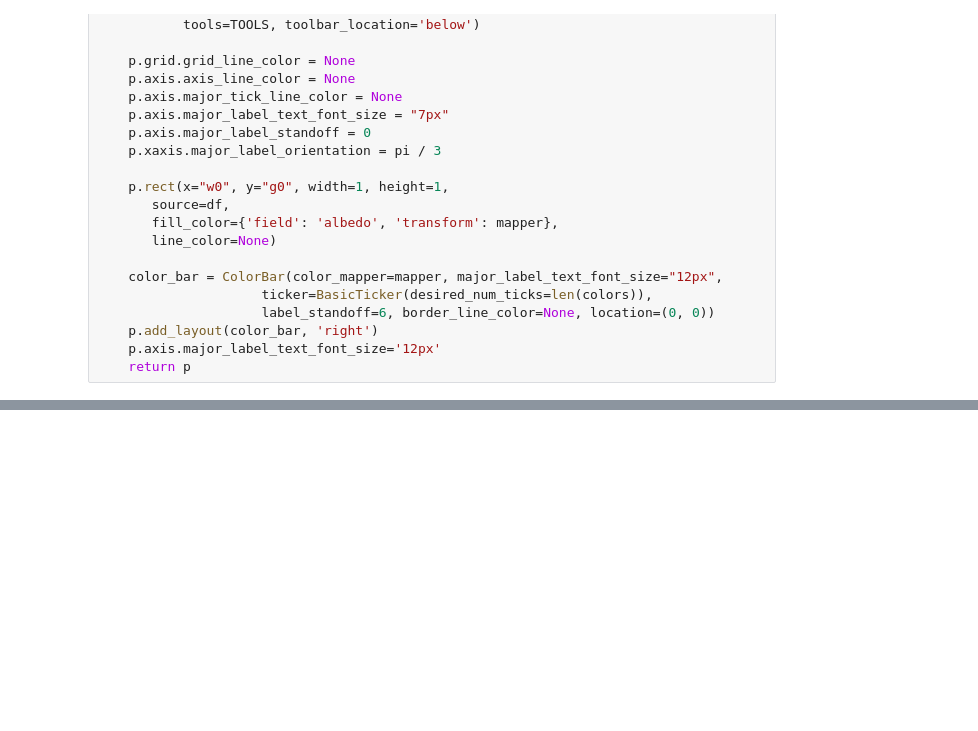
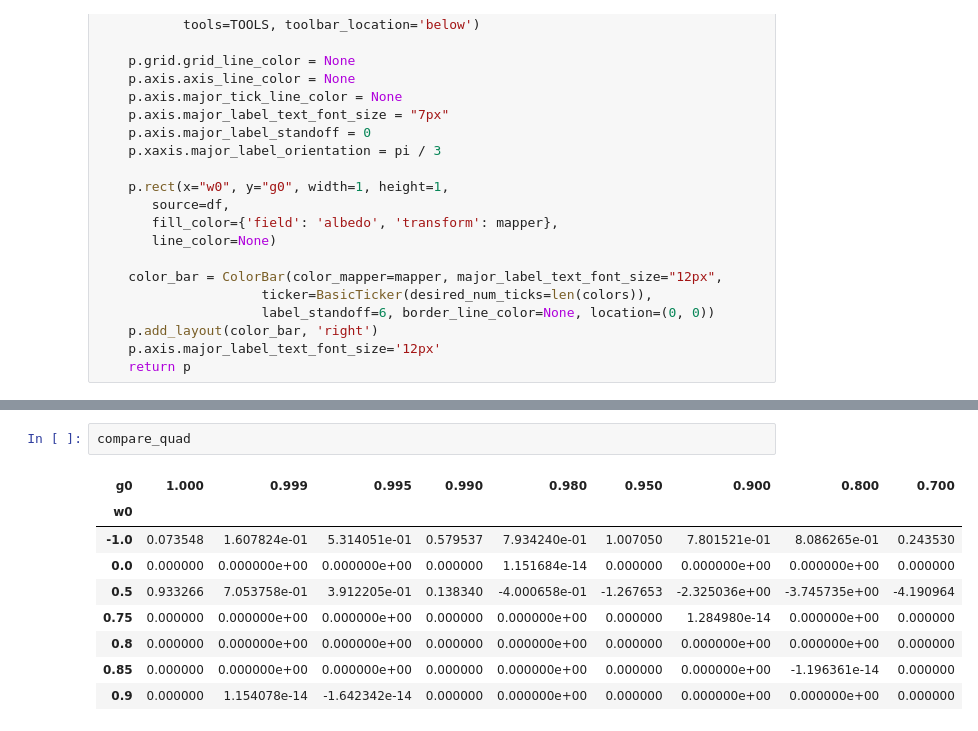
Before and after one commit to natashabatalha/picaso, a Jupyter notebook: docs/notebooks/DISORT_compare.ipynb, the cells around one changed output, grey strips where cells are left out. Drawn from its saved outputs; the diff is of its cells as text; blank space fills up the shorter version.

```diff
--- a/docs/notebooks/DISORT_compare.ipynb
+++ b/docs/notebooks/DISORT_compare.ipynb
@@ -137,0 +138,12 @@ data_SH4
+# %%
+compare_quad
+# %% [output]
+| g0 | 1.000 | 0.999 | 0.995 | 0.990 | 0.980 | 0.950 | 0.900 | 0.800 | 0.700 |
+| w0 |  |  |  |  |  |  |  |  |  |
+| -1.0 | 0.073548 | 1.607824e-01 | 5.314051e-01 | 0.579537 | 7.934240e-01 | 1.007050 | 7.801521e-01 | 8.086265e-01 | 0.243530 |
+| 0.0 | 0.000000 | 0.000000e+00 | 0.000000e+00 | 0.000000 | 1.151684e-14 | 0.000000 | 0.000000e+00 | 0.000000e+00 | 0.000000 |
+| 0.5 | 0.933266 | 7.053758e-01 | 3.912205e-01 | 0.138340 | -4.000658e-01 | -1.267653 | -2.325036e+00 | -3.745735e+00 | -4.190964 |
+| 0.75 | 0.000000 | 0.000000e+00 | 0.000000e+00 | 0.000000 | 0.000000e+00 | 0.000000 | 1.284980e-14 | 0.000000e+00 | 0.000000 |
+| 0.8 | 0.000000 | 0.000000e+00 | 0.000000e+00 | 0.000000 | 0.000000e+00 | 0.000000 | 0.000000e+00 | 0.000000e+00 | 0.000000 |
+| 0.85 | 0.000000 | 0.000000e+00 | 0.000000e+00 | 0.000000 | 0.000000e+00 | 0.000000 | 0.000000e+00 | -1.196361e-14 | 0.000000 |
+| 0.9 | 0.000000 | 1.154078e-14 | -1.642342e-14 | 0.000000 | 0.000000e+00 | 0.000000 | 0.000000e+00 | 0.000000e+00 | 0.000000 |
```
Also changed, not shown: parts of 7 cells of this notebook, 2 other files.
